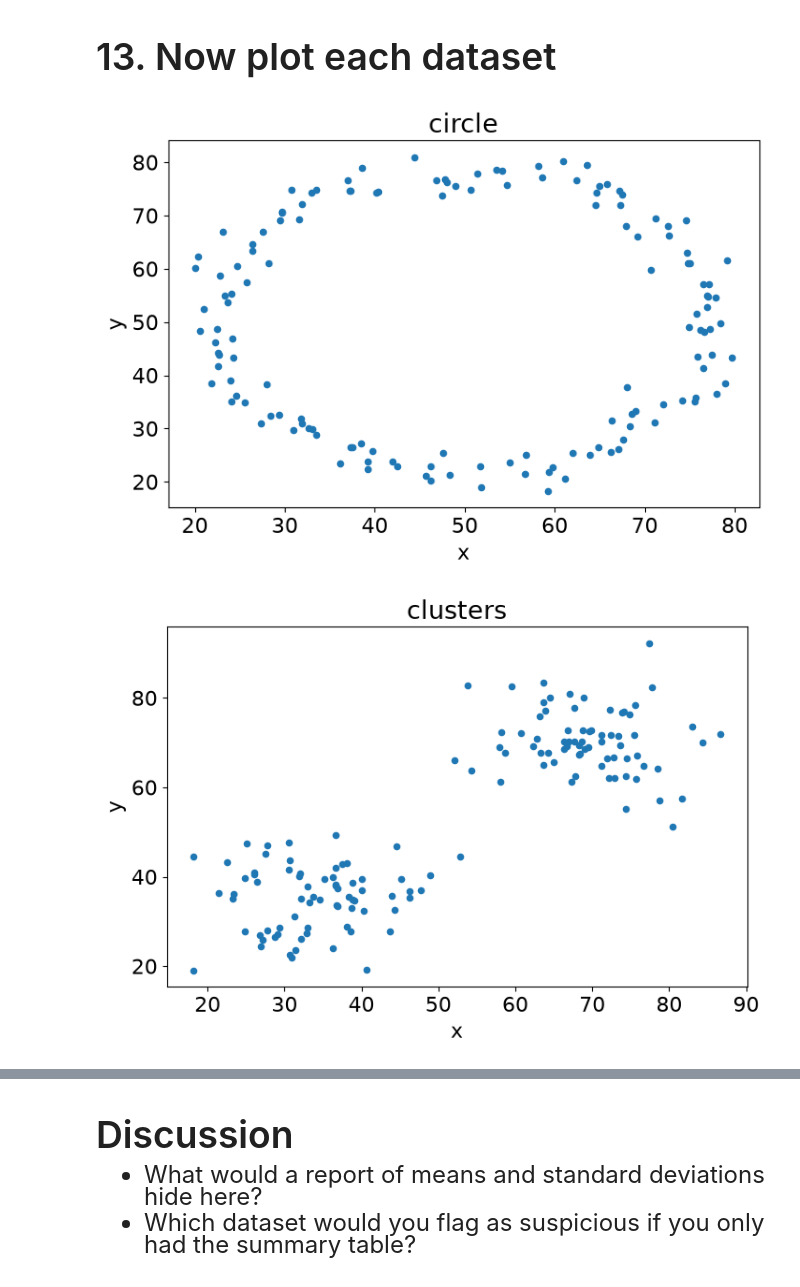
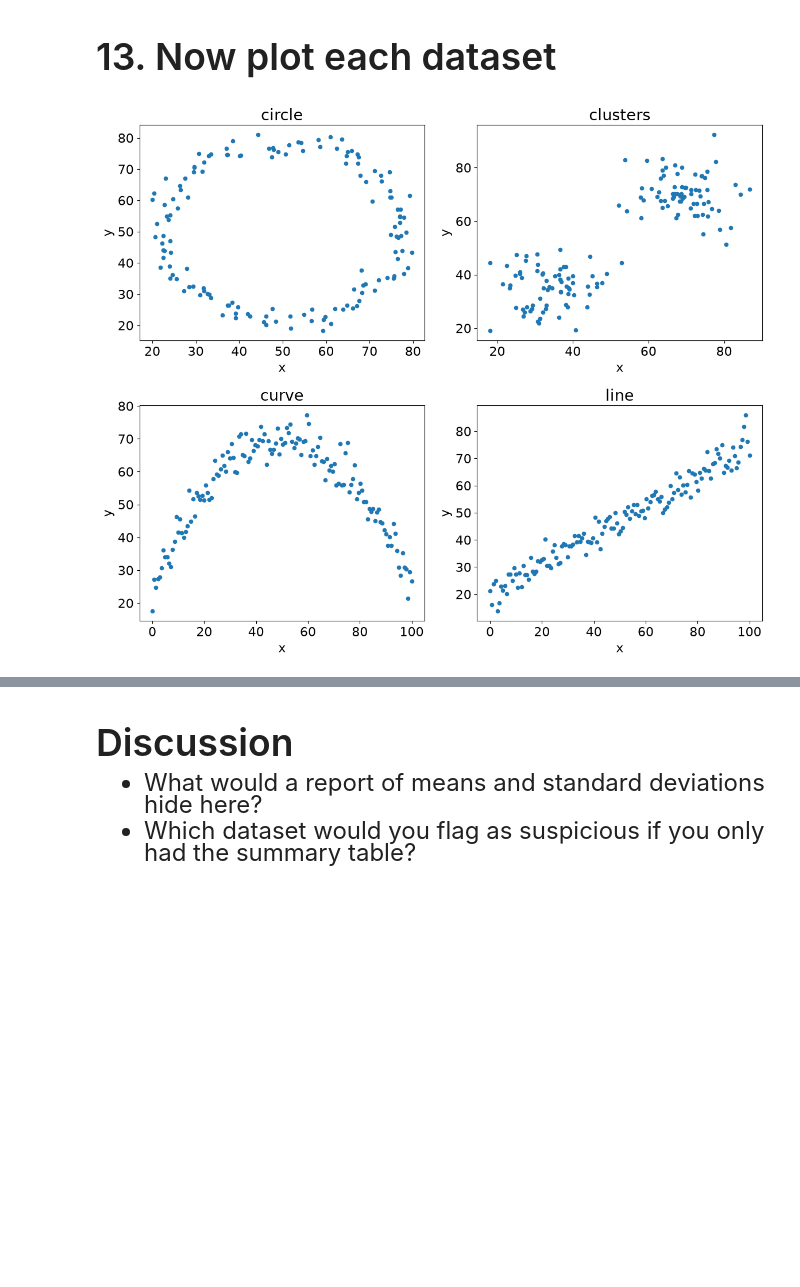
Before and after one commit to Victor-Palacios/eda, a Jupyter notebook: Data Cleaning and Exploratory Data Analysis/notebooks/01_datasaurus_always_plot.ipynb, the cells around one changed output, grey strips where cells are left out. Drawn from its saved outputs; the diff is of its cells as text; code cells hidden in the pictures; blank space fills up the shorter version.

Commit message:
Render Datasaurus scatters in a 2x2 grid
Replace the loop of four separate figures with a single 2x2 subplot
grid so all four shapes are visible side by side.

```diff
--- a/Data Cleaning and Exploratory Data Analysis/notebooks/01_datasaurus_always_plot.ipynb
+++ b/Data Cleaning and Exploratory Data Analysis/notebooks/01_datasaurus_always_plot.ipynb
@@ -244,9 +244,12 @@ df.groupby("dataset")[["x", "y"]].corr().round(2)
 
 </div>
 # %%
-for name, part in df.groupby("dataset"):
-    ax = part.plot(kind="scatter", x="x", y="y", title=name)
-    plt.show()
+fig, axes = plt.subplots(2, 2, figsize=(12, 10))
+
+for ax, (name, part) in zip(axes.flat, df.groupby("dataset")):
+    part.plot(kind="scatter", x="x", y="y", title=name, ax=ax)
+
+fig.tight_layout()
+plt.show()
 # %% [output]
-[figure, old version]
+[figure, new version]
-[figure, removed]
```
Also changed, not shown: parts of 1 cell of this notebook, 1 other file.
